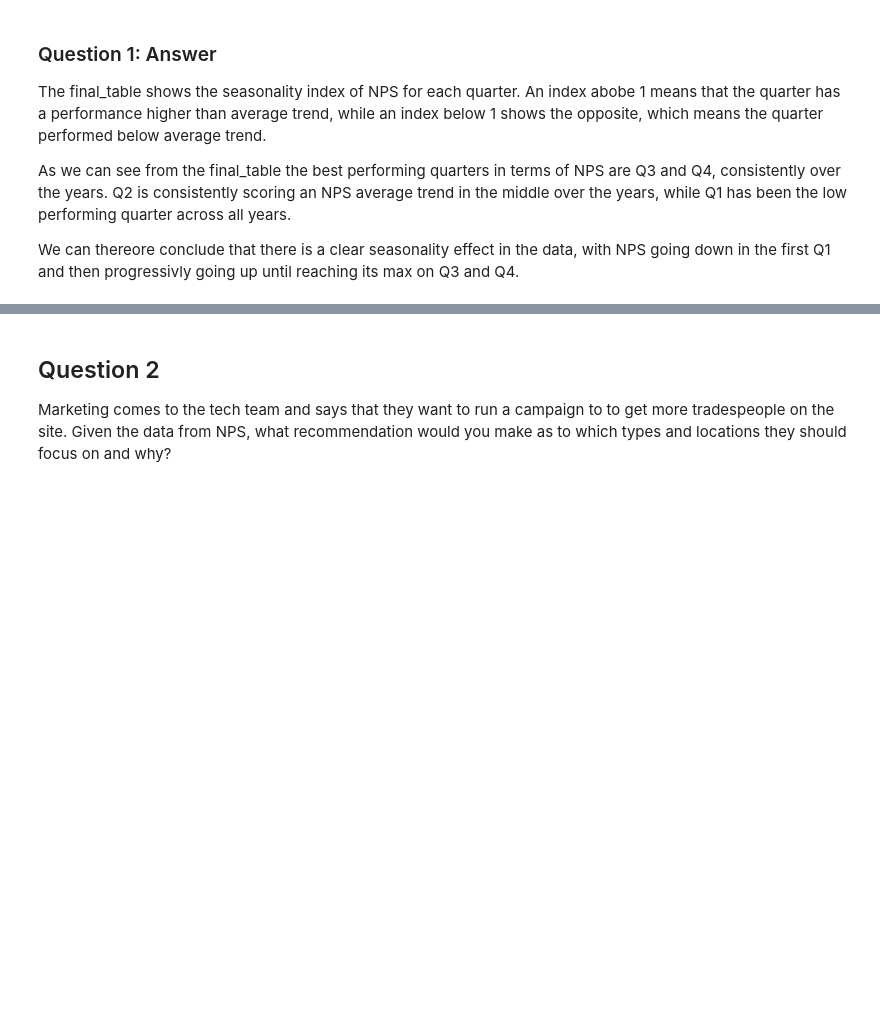
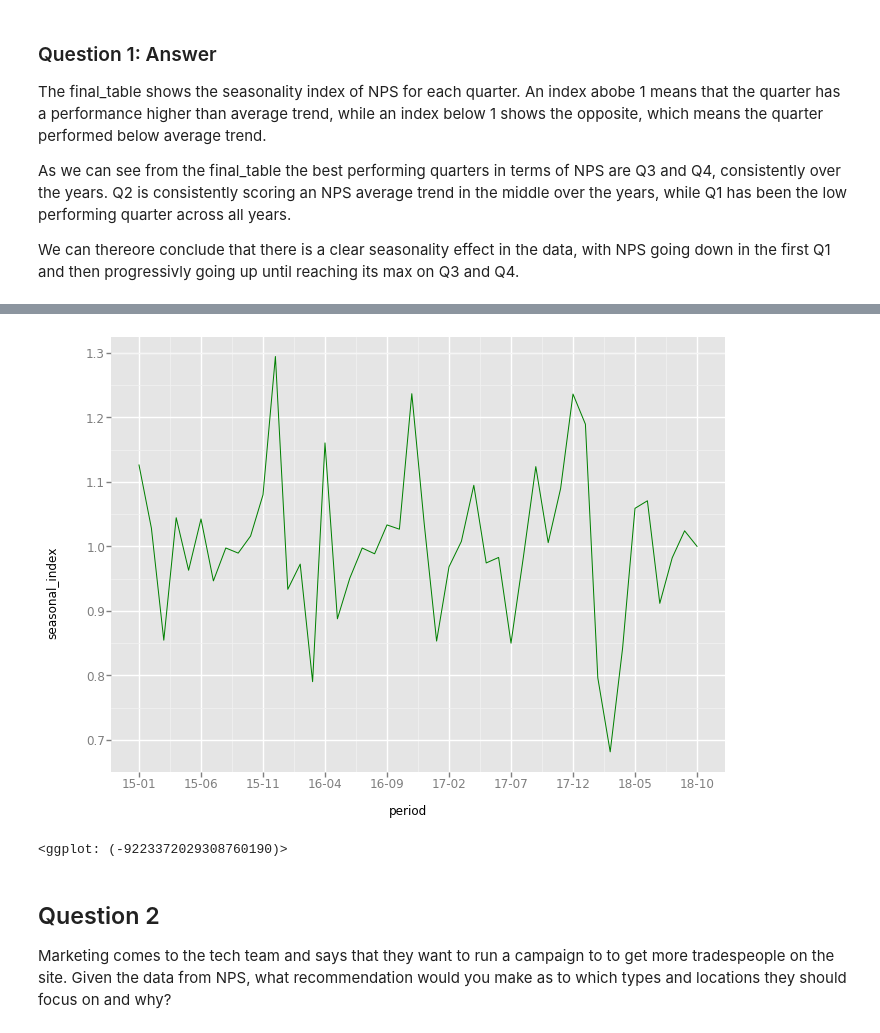
Before and after one commit to giacman/mybuilder_tech-task, a Jupyter notebook: tech_task.ipynb, the cells around one changed output, grey strips where cells are left out. Drawn from its saved outputs; the diff is of its cells as text; code cells hidden in the pictures; blank space fills up the shorter version.

```diff
--- a/tech_task.ipynb
+++ b/tech_task.ipynb
@@ -93,3 +149,10 @@ We can thereore conclude that there is a clear seasonality effect in the data, w
+# %%
+ggplot(aes(x='period', y='seasonal_index'), data = data_m)+\
+        geom_line(color='green')+\
+        scale_x_continuous(breaks = range(0,50,5))
+# %% [output]
+[figure, added]
+<ggplot: (-9223372029308760190)>
 # %% [markdown]
 ## Question 2
 Marketing comes to the tech team and says that they want to run a campaign to to
```
Also changed, not shown: parts of 12 cells of this notebook.
